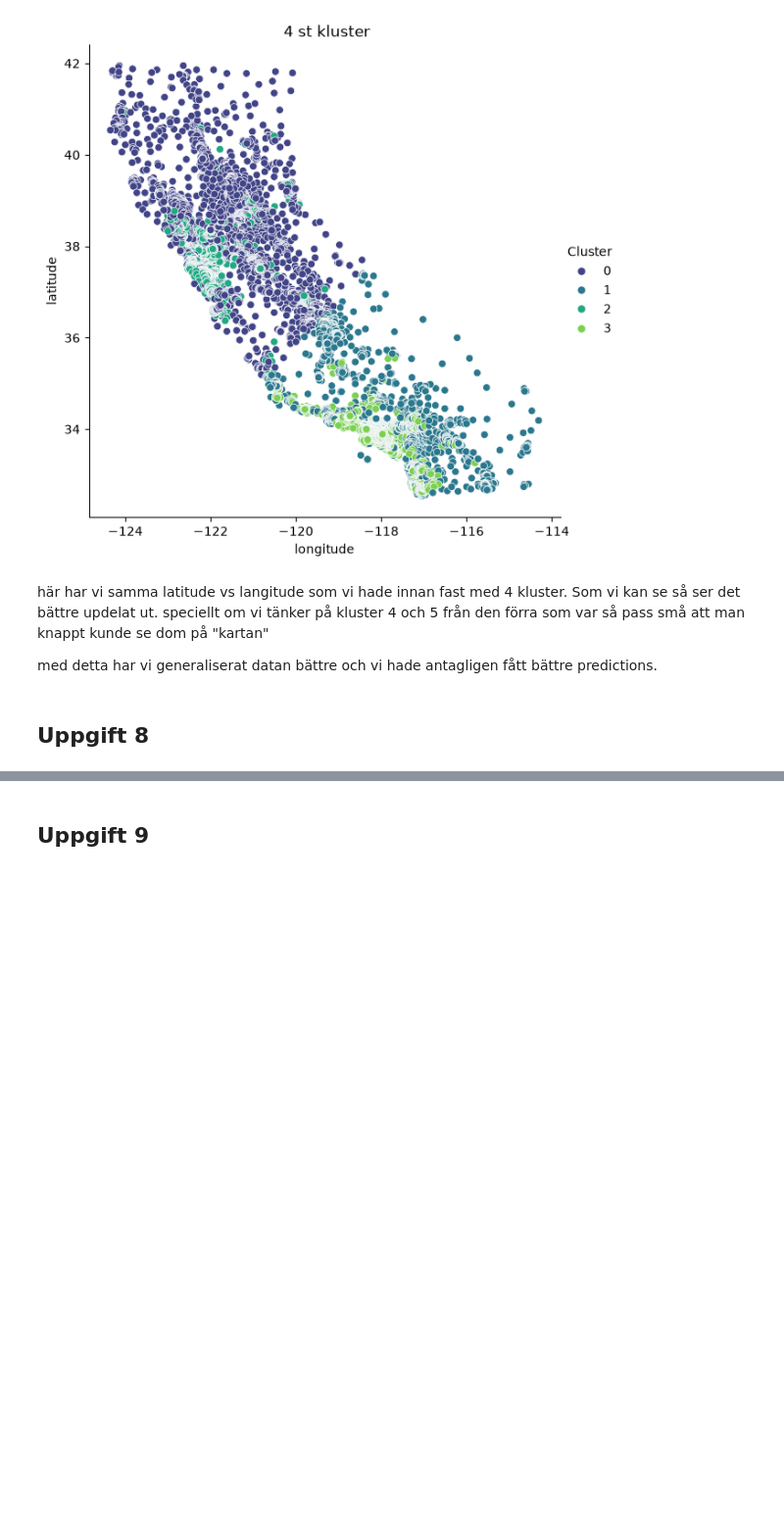
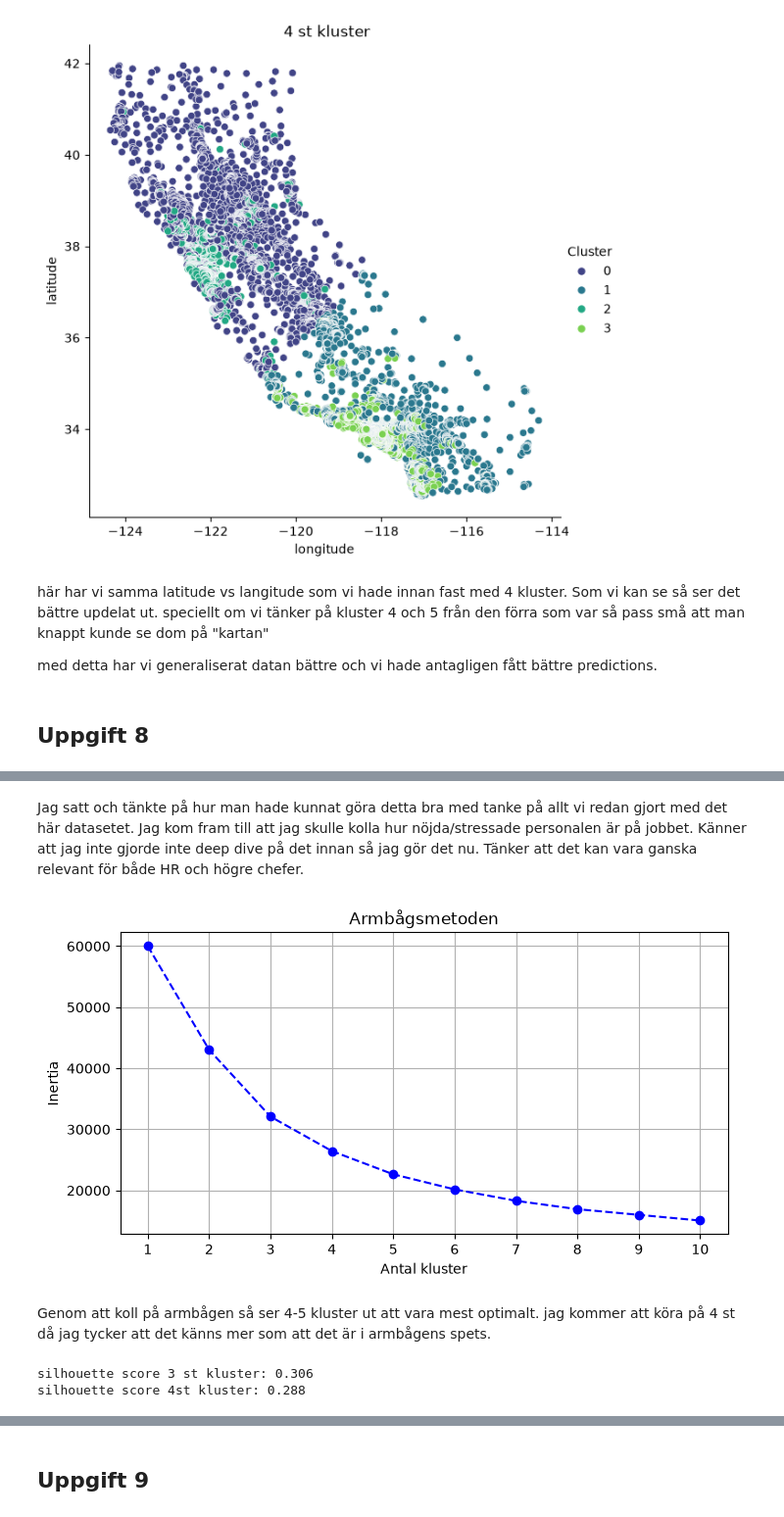
Before and after one commit to M-Renberg/Artificiell-intelligense-course-part-1, a Jupyter notebook: koduppgift6.ipynb, the cells around one changed output, grey strips where cells are left out. Shown at 98% size. Cells and saved outputs as stored; diff of their text form; code cells hidden in the pictures; blank space fills up the shorter version.

```diff
--- a/koduppgift6.ipynb
+++ b/koduppgift6.ipynb
@@ -130,3 +130,6 @@ här har vi samma latitude vs langitude som vi hade innan fast med 4 kluster. So
 med detta har vi generaliserat datan bättre och vi hade antagligen fått bättre predictions.
 # %% [markdown]
 ## Uppgift 8
+# %%
+df = pd.read_excel('./dataset/hr_employee_data.xlsx') #ladda in data
+df.info() #kolla datan
@@ -132,0 +155,46 @@ med detta har vi generaliserat datan bättre och vi hade antagligen fått bättr
+# %% [markdown]
+Jag satt och tänkte på hur man hade kunnat göra detta bra med tanke på allt vi redan gjort med det här datasetet. Jag kom fram till att jag skulle kolla hur nöjda/stressade personalen är på jobbet. Känner att jag inte gjorde inte deep dive på det innan så jag gör det nu. Tänker att det kan vara ganska relevant för både HR och högre chefer.
+# %%
+X = df[['satisfaction_level', 'last_evaluation', 'average_montly_hours', 'number_project']]
+# %%
+scaler = StandardScaler()
+
+X_scaled = scaler.fit_transform(X)
+
+inertia = []
+k_values = range(1, 11)
+
+for k in k_values:
+    kmeans = KMeans(n_clusters=k, random_state=42, n_init=10)
+    kmeans.fit(X_scaled)
+    inertia.append(kmeans.inertia_)
+
+
+plt.figure(figsize=(8, 4))
+plt.plot(k_values, inertia, marker='o', linestyle='--', color='b')
+plt.title('Armbågsmetoden')
+plt.xlabel('Antal kluster')
+plt.ylabel('Inertia')
+plt.xticks(k_values)
+plt.grid(True)
+plt.show()
+# %% [output]
+[figure, added]
+# %% [markdown]
+Genom att koll på armbågen så ser 4-5 kluster ut att vara mest optimalt. jag kommer att köra på 4 st då jag tycker att det känns mer som att det är i armbågens spets.
+# %%
+from sklearn.metrics import silhouette_score
+
+kmeans_3 = KMeans(n_clusters=3, random_state=42, n_init=10)
+cluster_X3 = kmeans_3.fit_predict(X_scaled)
+
+kmeans_4 = KMeans(n_clusters=4, random_state=42, n_init=10)
+cluster_X4 = kmeans_4.fit_predict(X_scaled)
+
+s_score_x3 = silhouette_score(X_scaled, cluster_X3)
+s_score_x4 = silhouette_score(X_scaled, cluster_X4)
+print(f'silhouette score 3 st kluster: {s_score_x3:.3f}')
+print(f'silhouette score 4st kluster: {s_score_x4:.3f}')
+# %% [output]
+silhouette score 3 st kluster: 0.306
+silhouette score 4st kluster: 0.288
```
Also changed, not shown: parts of 14 cells of this notebook.
